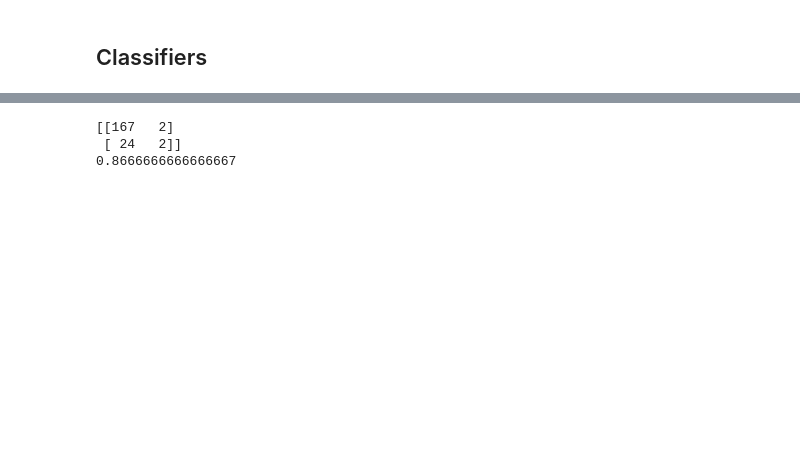
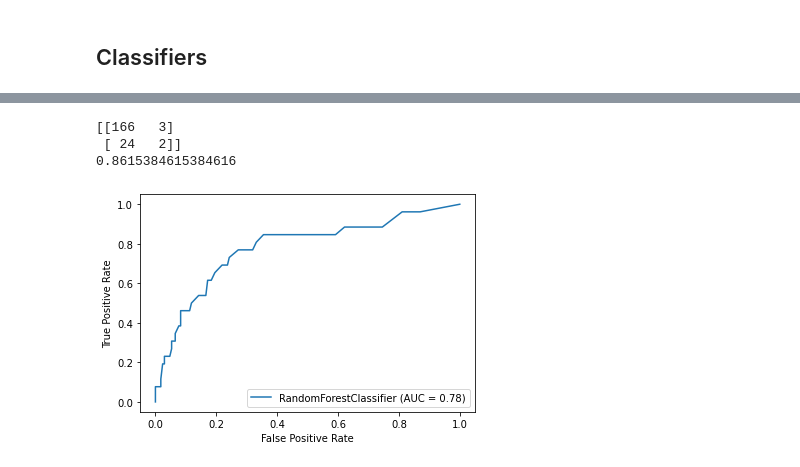
Before and after one commit to ipaulson/sb_curriculum, a Jupyter notebook: sb-capstone2/notebooks/modeling.ipynb, the cells around one changed output, grey strips where cells are left out. Saved outputs shown, nothing was run; the diff lists cells and outputs as text; code cells hidden in the pictures; blank space fills up the shorter version.

```diff
--- a/sb-capstone2/notebooks/modeling.ipynb
+++ b/sb-capstone2/notebooks/modeling.ipynb
@@ -265,25 +172,27 @@ print(Accuracy_svm)
 # %%
 from sklearn.ensemble import RandomForestClassifier
 
 #Apply RF to the training data:
 
 rf = RandomForestClassifier(bootstrap=True,n_estimators=100,criterion='entropy')
 rf.fit(X_train, y_train)
 
 #Predict using the model:
 
 y_predict_rf = rf.predict(X_test)
 
 #Confusion matrix:
 
 cnf_matrix = confusion_matrix(y_test, y_predict_rf)
 print(cnf_matrix)
 Accuracy_rf=rf.score(X_test,y_test)
 print(Accuracy_rf)
+knn_disp= plot_roc_curve(rf,X_test,y_test)
 # %% [output]
-[[167   2]
+[[166   3]
  [ 24   2]]
-0.8666666666666667
+0.8615384615384616
+[figure, added]
 # %%
 from sklearn.ensemble import ExtraTreesClassifier, GradientBoostingClassifier
 gbc = GradientBoostingClassifier(subsample=0.8, learning_rate=0.05 , n_estimators=160, random_state=5, max_depth=9, max_leaf_nodes=100)
```
Also changed, not shown: parts of 20 cells of this notebook, 2 other files.
